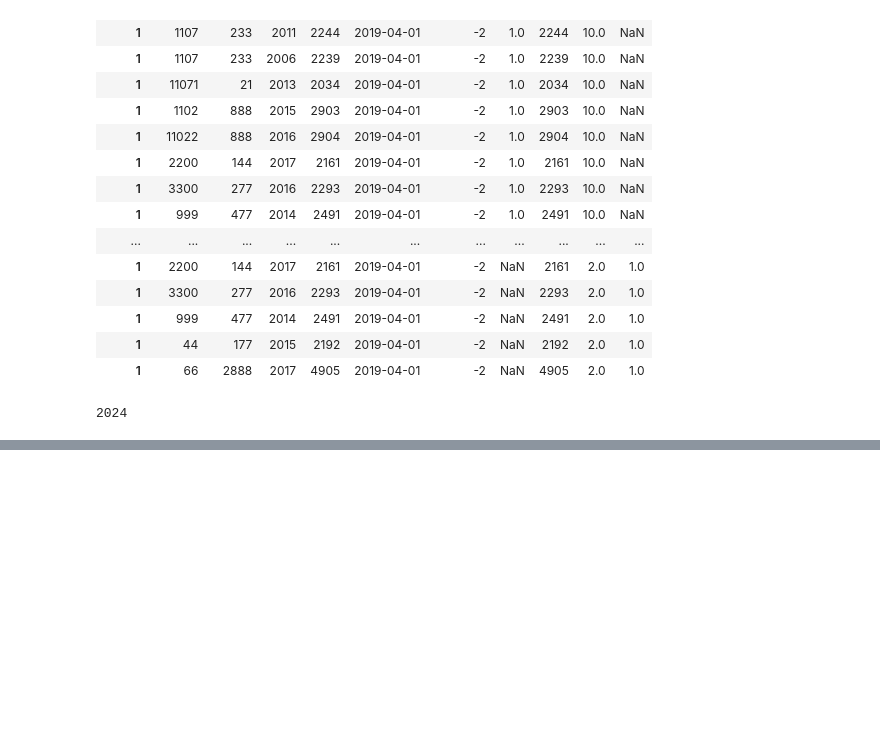
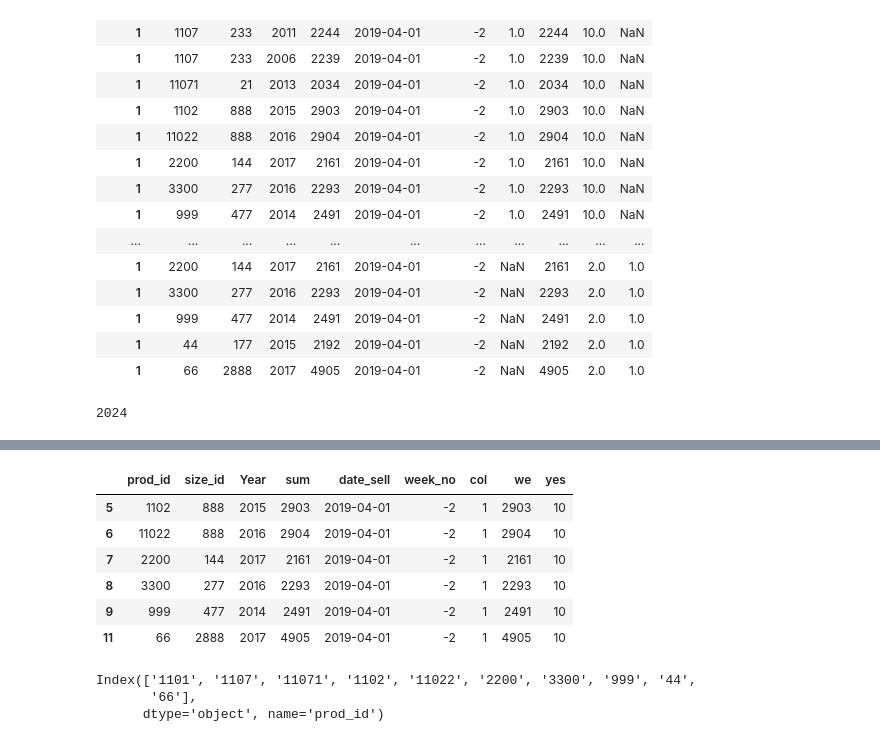
Before and after one commit to liujunnuist/readcode, a Jupyter notebook: learnPandas.ipynb, the cells around one changed output, grey strips where cells are left out. Saved outputs shown, nothing was run; the diff lists cells and outputs as text; code cells hidden in the pictures; blank space fills up the shorter version.

```diff
--- a/learnPandas.ipynb
+++ b/learnPandas.ipynb
@@ -2334,0 +2447,16 @@ org['sum'].values[1]
+# %%
+sale_data.loc[(sale_data['Year']>2015) | (sale_data['sum']> 2400)]
+# %% [output]
+|  | prod_id | size_id | Year | sum | date_sell | week_no | col | we | yes |
+| 5 | 1102 | 888 | 2015 | 2903 | 2019-04-01 | -2 | 1 | 2903 | 10 |
+| 6 | 11022 | 888 | 2016 | 2904 | 2019-04-01 | -2 | 1 | 2904 | 10 |
+| 7 | 2200 | 144 | 2017 | 2161 | 2019-04-01 | -2 | 1 | 2161 | 10 |
+| 8 | 3300 | 277 | 2016 | 2293 | 2019-04-01 | -2 | 1 | 2293 | 10 |
+| 9 | 999 | 477 | 2014 | 2491 | 2019-04-01 | -2 | 1 | 2491 | 10 |
+| 11 | 66 | 2888 | 2017 | 4905 | 2019-04-01 | -2 | 1 | 4905 | 10 |
+# %%
+sale_data[sale_data['we']>0].set_index('prod_id').index.unique()
+# %% [output]
+Index(['1101', '1107', '11071', '1102', '11022', '2200', '3300', '999', '44',
+       '66'],
+      dtype='object', name='prod_id')
```
Also changed, not shown: parts of 56 cells of this notebook, 1 other file.
